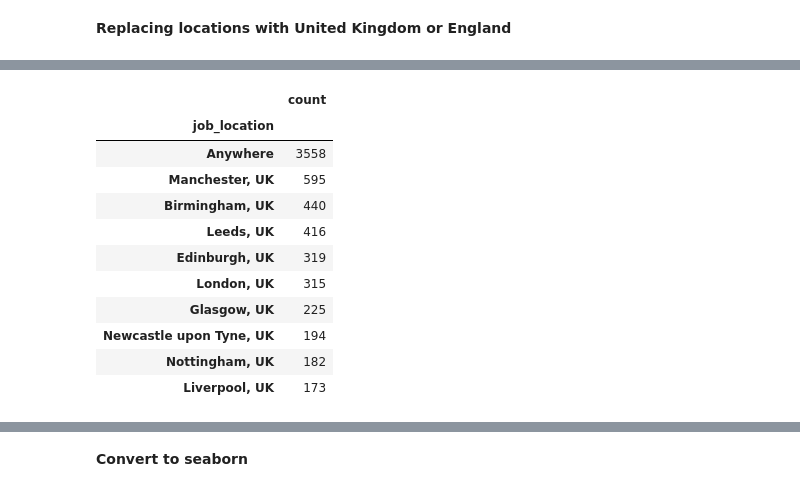
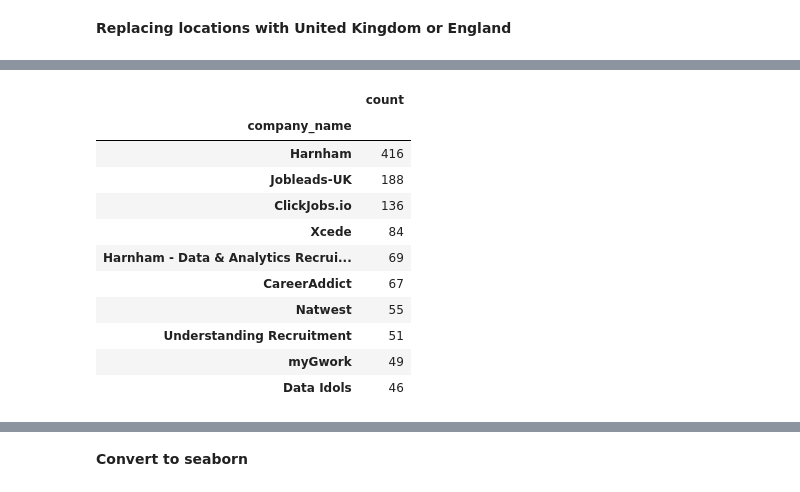
Before and after one commit to dappyewu/py, a Jupyter notebook: Project Work/DataExploration.ipynb, the cells around one changed output, grey strips where cells are left out. Cells and saved outputs as stored; diff of their text form; code cells hidden in the pictures.

```diff
--- a/Project Work/DataExploration.ipynb
+++ b/Project Work/DataExploration.ipynb
@@ -48,15 +49,15 @@ df_plot = df_uk['job_location'].value_counts().head(10).to_frame()
-# %%
-df_plot
-# %% [output]
-|  | count |
-| job_location |  |
-| Anywhere | 3558 |
-| Manchester, UK | 595 |
-| Birmingham, UK | 440 |
-| Leeds, UK | 416 |
-| Edinburgh, UK | 319 |
-| London, UK | 315 |
-| Glasgow, UK | 225 |
-| Newcastle upon Tyne, UK | 194 |
-| Nottingham, UK | 182 |
-| Liverpool, UK | 173 |
+# %%
+dfc_plot
+# %% [output]
+|  | count |
+| company_name |  |
+| Harnham | 416 |
+| Jobleads-UK | 188 |
+| ClickJobs.io | 136 |
+| Xcede | 84 |
+| Harnham - Data & Analytics Recrui... | 69 |
+| CareerAddict | 67 |
+| Natwest | 55 |
+| Understanding Recruitment | 51 |
+| myGwork | 49 |
+| Data Idols | 46 |
```
Also changed, not shown: parts of 8 cells of this notebook.
